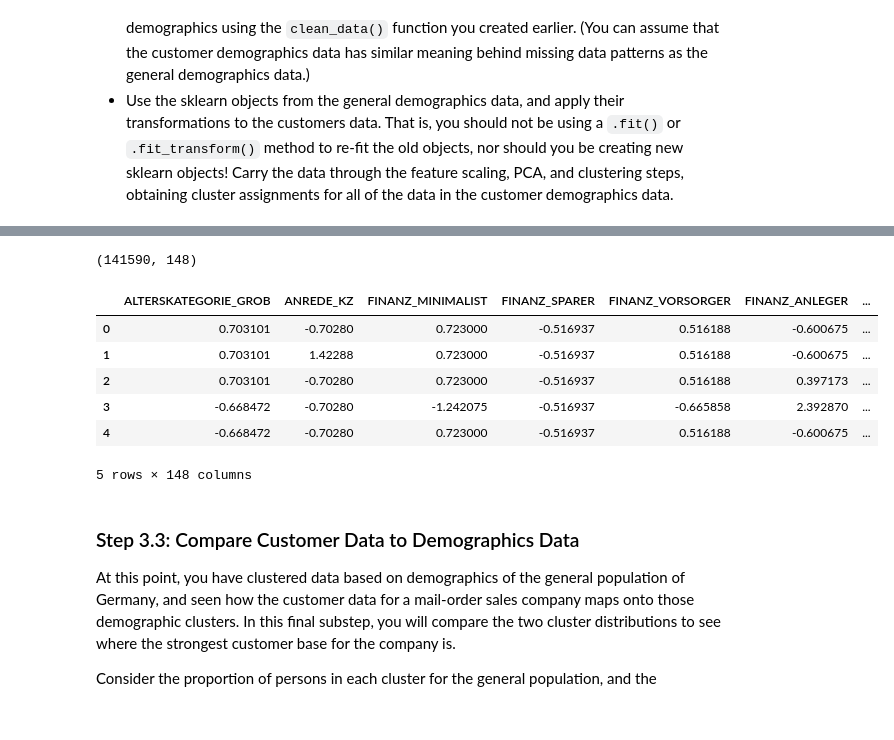
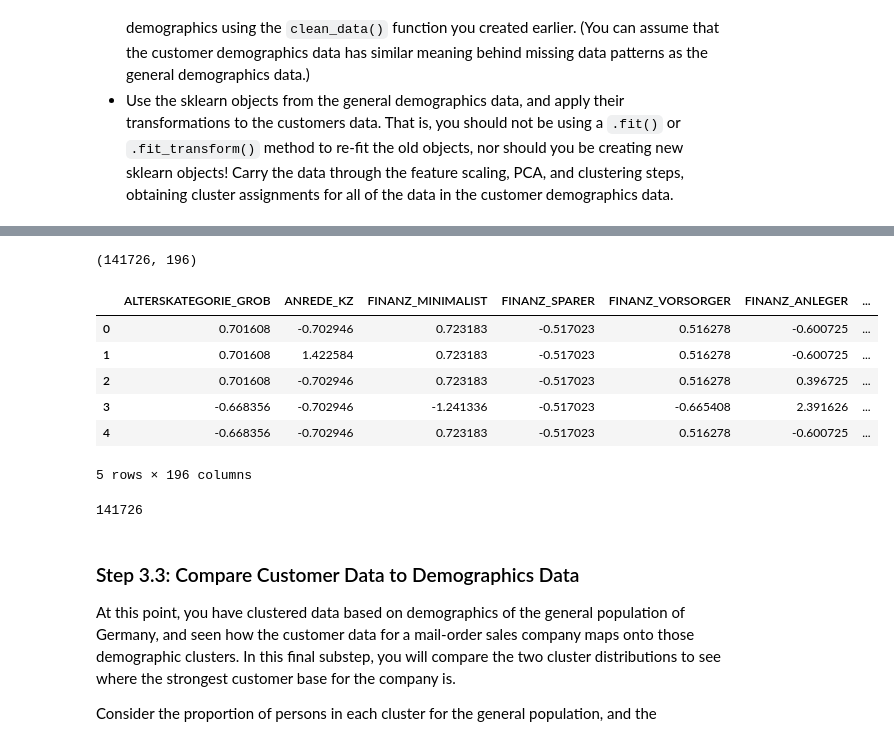
Before and after one commit to yzhu32/DSND_Term1, a Jupyter notebook: projects/p3_identify_customer_segments/Identify_Customer_Segments.ipynb, the cells around one changed output, grey strips where cells are left out. Cells and saved outputs as stored; diff of their text form; code cells hidden in the pictures.

```diff
--- a/projects/p3_identify_customer_segments/Identify_Customer_Segments.ipynb
+++ b/projects/p3_identify_customer_segments/Identify_Customer_Segments.ipynb
@@ -319,6 +572,3 @@ dtype: int64
 azdias[categorical].nunique().sum()
 # %% [output]
 138
-# %%
-multilevel.remove('CAMEO_DEU_2015')
-azdias_missing_low.drop('CAMEO_DEU_2015', axis=1, inplace=True)
@@ -337,10 +574,0 @@ See the caveats in the documentation: https://pandas.pydata.org/pandas-docs/stab
-# %%
-# Display multilevel after changes made in above step
-print(multilevel)
-
-# Step 2: Convert multi-level categoricals into dummy variables
-for col in multilevel:
-    dat = azdias_missing_low[col][azdias_missing_low[col].notnull()]
-    dummies = pd.get_dummies(dat, prefix=col)
-    azdias_missing_low = azdias_missing_low.join(dummies)
-    azdias_missing_low.drop([col], axis=1, inplace=True)
@@ -738,10 +1022,15 @@ customers = pd.read_csv('Udacity_CUSTOMERS_Subset.csv', delimiter=';')
+# %%
+customers_copy = customers.copy()
+customers_copy = pd.concat([customers_copy, customers_copy.iloc[-1:]], ignore_index=True)
+customers_copy.loc[191652, 'GEBAEUDETYP'] = 5.0
 # %%
 # Apply preprocessing, feature transformation, and clustering from the general
 # demographics onto the customer data, obtaining cluster predictions for the
 # customer demographics data.
-cust = clean_data(customers)
-#imputer = Imputer()
-cust = pd.DataFrame(imputer.fit_transform(cust), columns = cust.columns)
-
+customers_df = clean_data(customers_copy)[0]
+customers_missing_high = clean_data(customers_copy)[1]
+imputer = SimpleImputer(strategy='median')
+customers_df = pd.DataFrame(imputer.fit_transform(customers_df), columns=customers_df.columns)
+scaler = StandardScaler()
 # Standardize or Normalize
-cust = pd.DataFrame(scaler.fit_transform(cust), columns = cust.columns)
+customers_df = pd.DataFrame(scaler.fit_transform(customers_df), columns=customers_df.columns)
@@ -757,15 +1037,15 @@ See the caveats in the documentation: https://pandas.pydata.org/pandas-docs/stab
 # %%
-cust.shape
+customers_df.shape
 # %% [output]
-(141590, 148)
+(141726, 196)
 # %%
-cust.head()
+customers_df.head()
 # %% [output]
 |  | ALTERSKATEGORIE_GROB | ANREDE_KZ | FINANZ_MINIMALIST | FINANZ_SPARER | FINANZ_VORSORGER | FINANZ_ANLEGER | ... |
-| 0 | 0.703101 | -0.70280 | 0.723000 | -0.516937 | 0.516188 | -0.600675 | ... |
-| 1 | 0.703101 | 1.42288 | 0.723000 | -0.516937 | 0.516188 | -0.600675 | ... |
-| 2 | 0.703101 | -0.70280 | 0.723000 | -0.516937 | 0.516188 | 0.397173 | ... |
-| 3 | -0.668472 | -0.70280 | -1.242075 | -0.516937 | -0.665858 | 2.392870 | ... |
-| 4 | -0.668472 | -0.70280 | 0.723000 | -0.516937 | 0.516188 | -0.600675 | ... |
+| 0 | 0.701608 | -0.702946 | 0.723183 | -0.517023 | 0.516278 | -0.600725 | ... |
+| 1 | 0.701608 | 1.422584 | 0.723183 | -0.517023 | 0.516278 | -0.600725 | ... |
+| 2 | 0.701608 | -0.702946 | 0.723183 | -0.517023 | 0.516278 | 0.396725 | ... |
+| 3 | -0.668356 | -0.702946 | -1.241336 | -0.517023 | -0.665408 | 2.391626 | ... |
+| 4 | -0.668356 | -0.702946 | 0.723183 | -0.517023 | 0.516278 | -0.600725 | ... |
-5 rows × 148 columns
+5 rows × 196 columns
 # %%
@@ -774,3 +1055,7 @@ clusters_cust = kmeans.predict(cust_pca)
+# %%
+len(clusters_customer)
+# %% [output]
+141726
 # %% [markdown]
 ### Step 3.3: Compare Customer Data to Demographics Data
 
```
Also changed, not shown: parts of 117 cells of this notebook, 3 other files.
